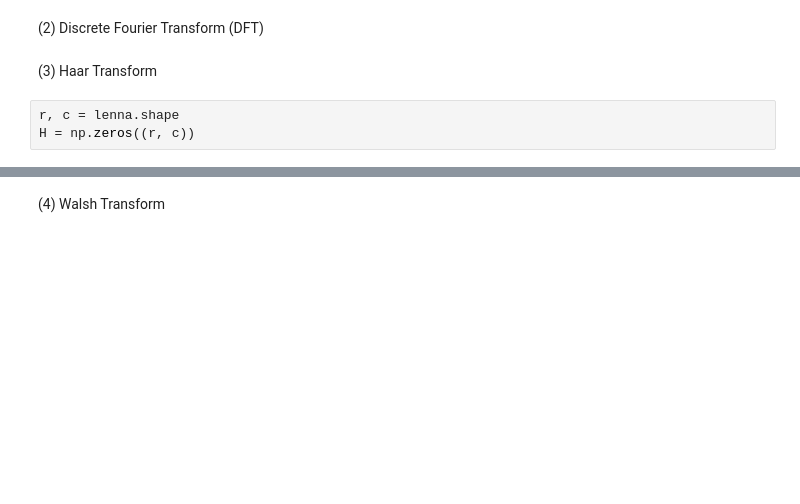
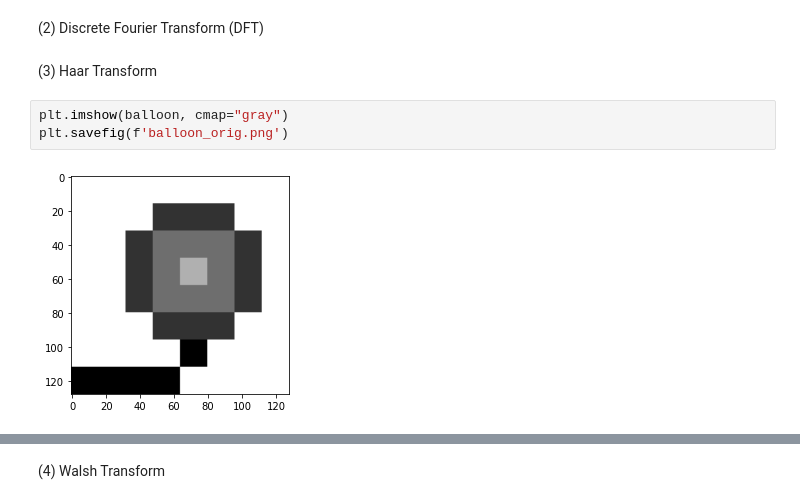
Before and after one commit to elaine-xff/MATH3320Project, a Jupyter notebook: codes/models.ipynb, the cells around one changed output, grey strips where cells are left out. Cells and saved outputs as stored; diff of their text form; blank space fills up the shorter version.

```diff
--- a/codes/models.ipynb
+++ b/codes/models.ipynb
@@ -64,6 +70,8 @@ plt.savefig(f'lenna_{k}.png')
 (2) Discrete Fourier Transform (DFT)
 # %% [markdown]
 (3) Haar Transform
-# %%
-r, c = lenna.shape
-H = np.zeros((r, c))
+# %%
+plt.imshow(balloon, cmap="gray")
+plt.savefig(f'balloon_orig.png')
+# %% [output]
+[figure, added]
```
Also changed, not shown: parts of 6 cells of this notebook, 19 other files.
